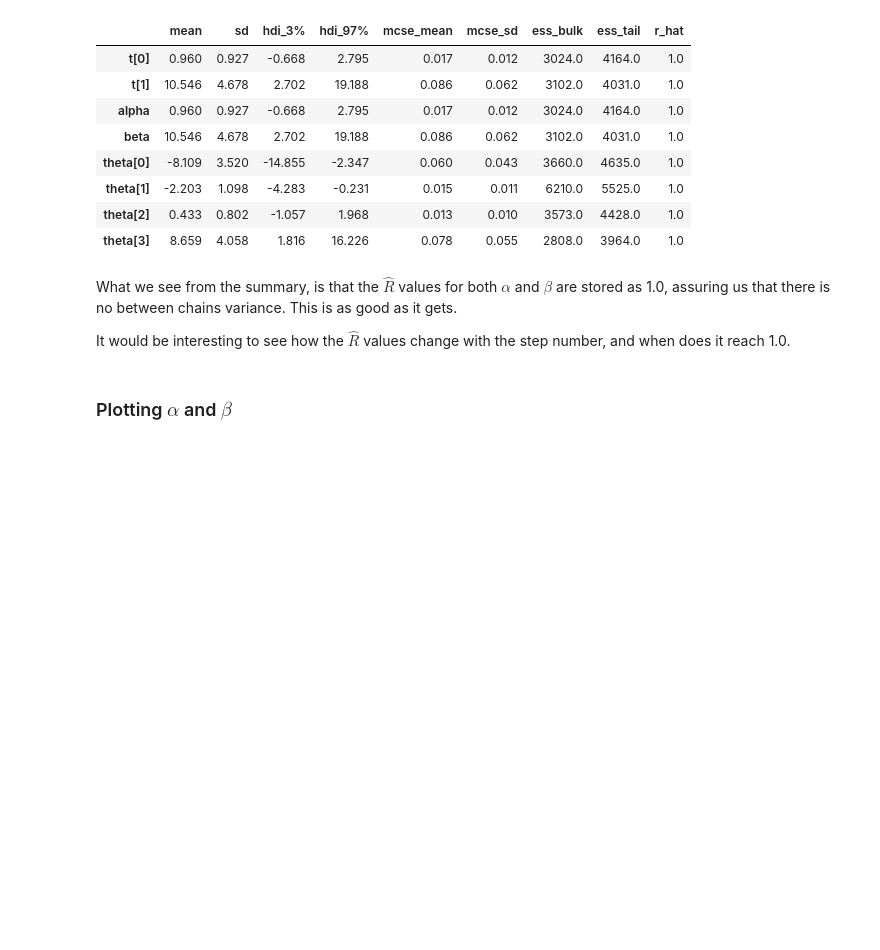
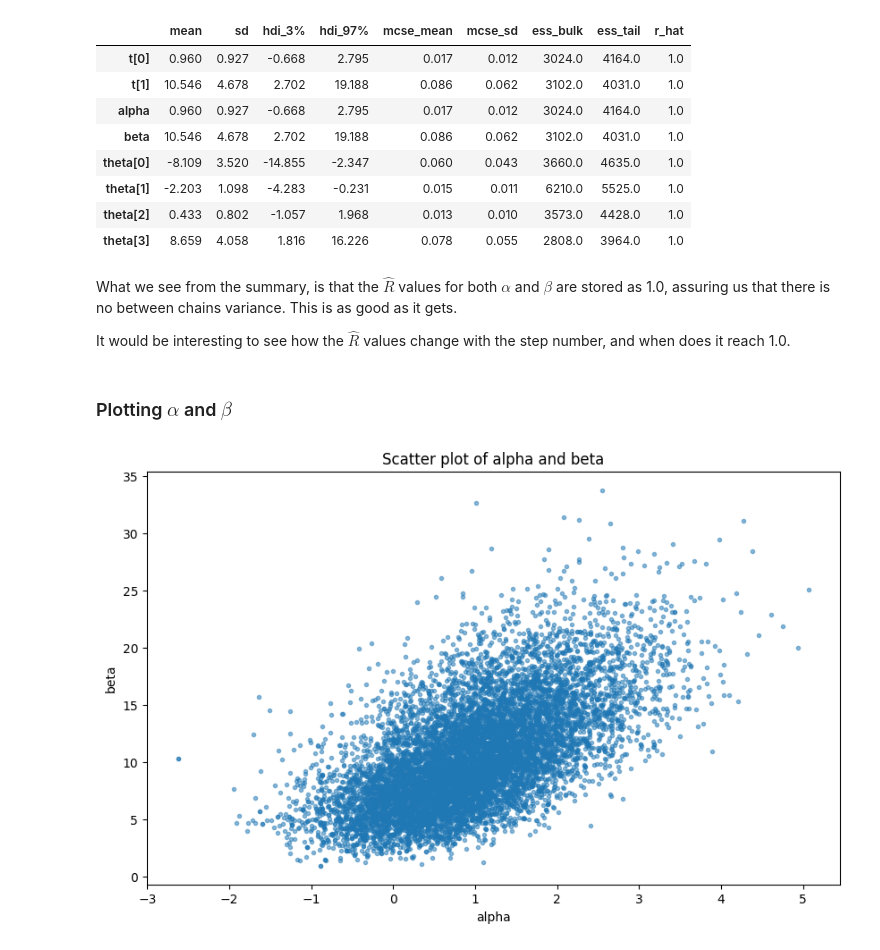
Before and after one commit to me9hanics/pystan-Docker-VSCode-extensions-Copilot-Jupyter-Notebook, a Jupyter notebook: HW.ipynb, the cells around one changed output. Cells and saved outputs as stored; diff of their text form; code cells hidden in the pictures; blank space fills up the shorter version.

Commit message:
add plot of alpha and beta

```diff
--- a/HW.ipynb
+++ b/HW.ipynb
@@ -283,3 +283,16 @@ What we see from the summary, is that the $\hat{R}$ values for both $\alpha$ and
 It would be interesting to see how the $\hat{R}$ values change with the step number, and when does it reach 1.0.
 # %% [markdown]
 ### Plotting $\alpha$ and $\beta$
+# %%
+#Plot the draws for α and β (scatter plot)
+alpha_samples = fit['alpha']
+beta_samples = fit['beta']
+
+plt.figure(figsize=(10, 6))
+plt.scatter(alpha_samples, beta_samples, alpha=0.5, marker='.')
+plt.xlabel('alpha')
+plt.ylabel('beta')
+plt.title('Scatter plot of alpha and beta')
+plt.show()
+# %% [output]
+[figure, added]
```
Also changed, not shown: parts of 2 cells of this notebook.
